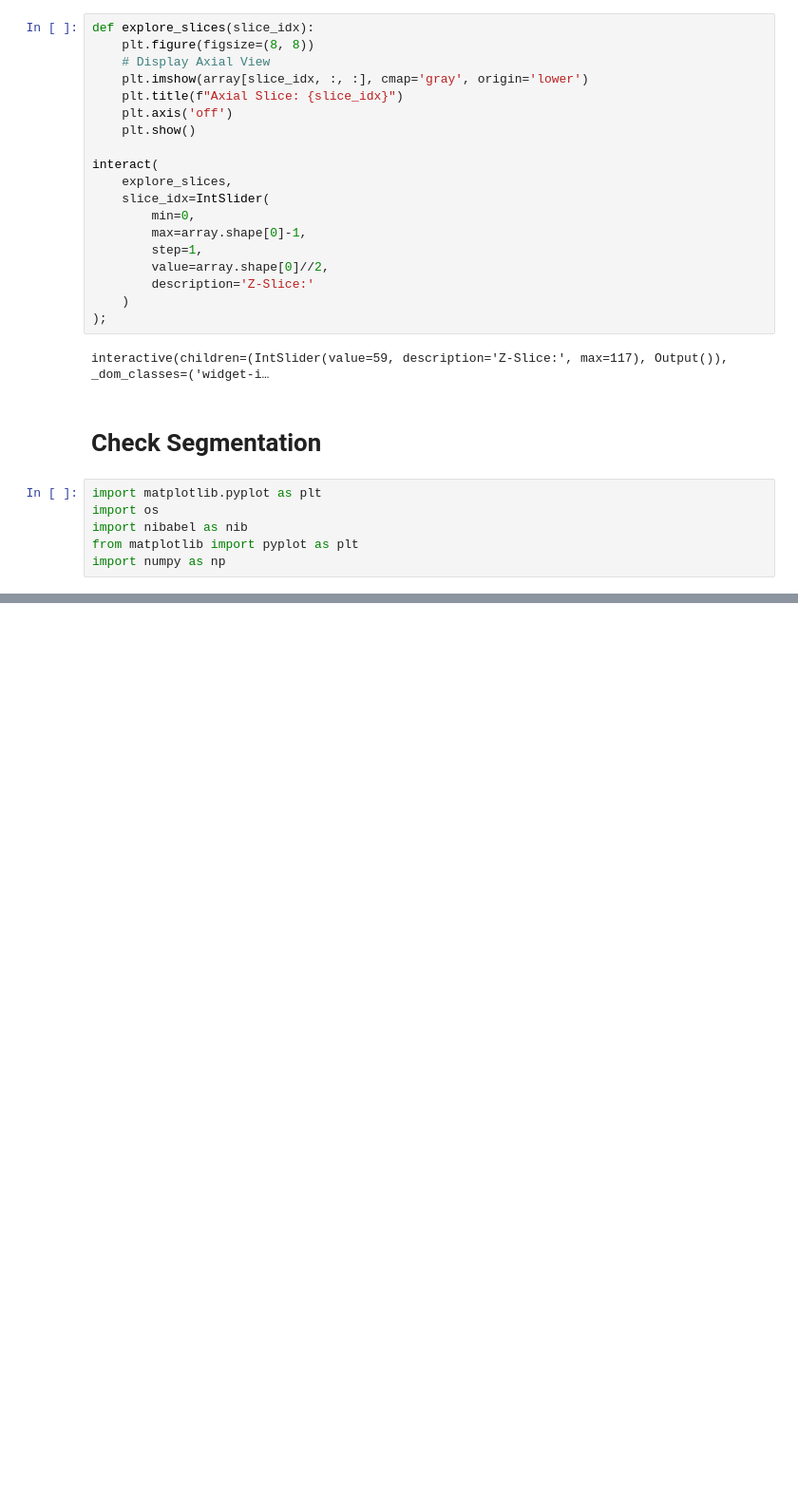
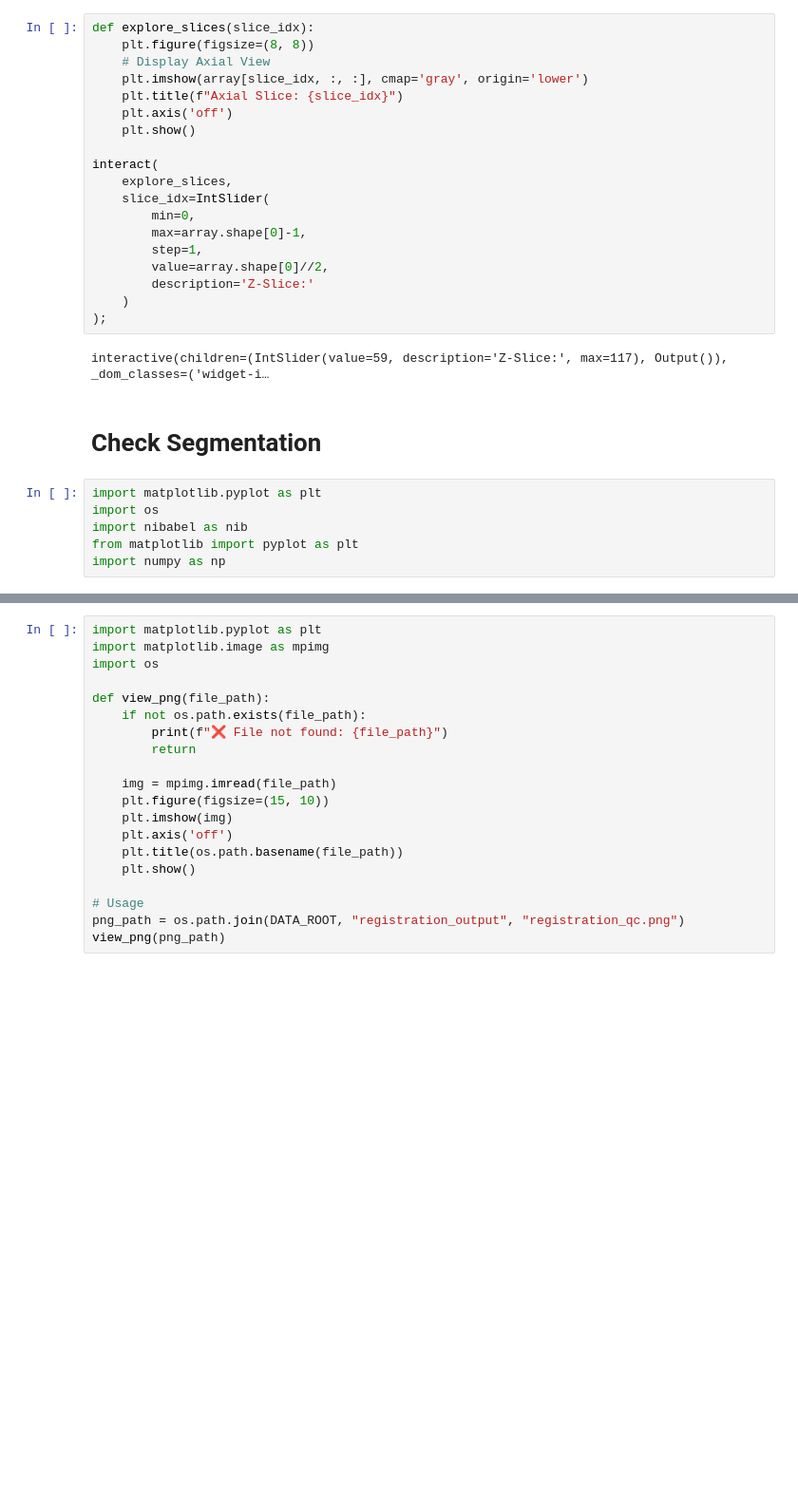
Before and after one commit to minsuk00/MRI2CT, a Jupyter notebook: data_viewer.ipynb, the cells around one changed output, grey strips where cells are left out. Shown: that part at 95% size. Saved outputs shown, nothing was run; the diff lists cells and outputs as text; blank space fills up the shorter version.

```diff
--- a/data_viewer.ipynb
+++ b/data_viewer.ipynb
@@ -177,0 +299,22 @@ plt.show
+# %%
+import matplotlib.pyplot as plt
+import matplotlib.image as mpimg
+import os
+
+def view_png(file_path):
+    if not os.path.exists(file_path):
+        print(f"❌ File not found: {file_path}")
+        return
+
+    img = mpimg.imread(file_path)
+    plt.figure(figsize=(15, 10))
+    plt.imshow(img)
+    plt.axis('off')
+    plt.title(os.path.basename(file_path))
+    plt.show()
+
+# Usage
+png_path = os.path.join(DATA_ROOT, "registration_output", "registration_qc.png")
+view_png(png_path)
+# %% [output]
+[figure, added]
```
Also changed, not shown: parts of 5 cells of this notebook, 6 other files.
